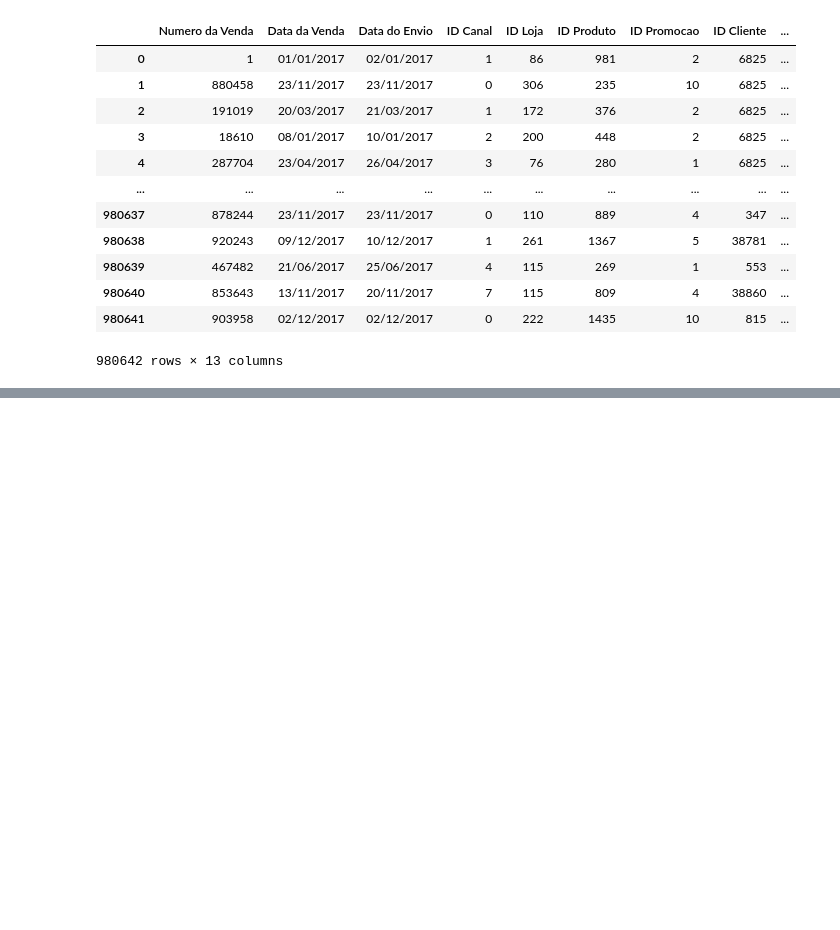
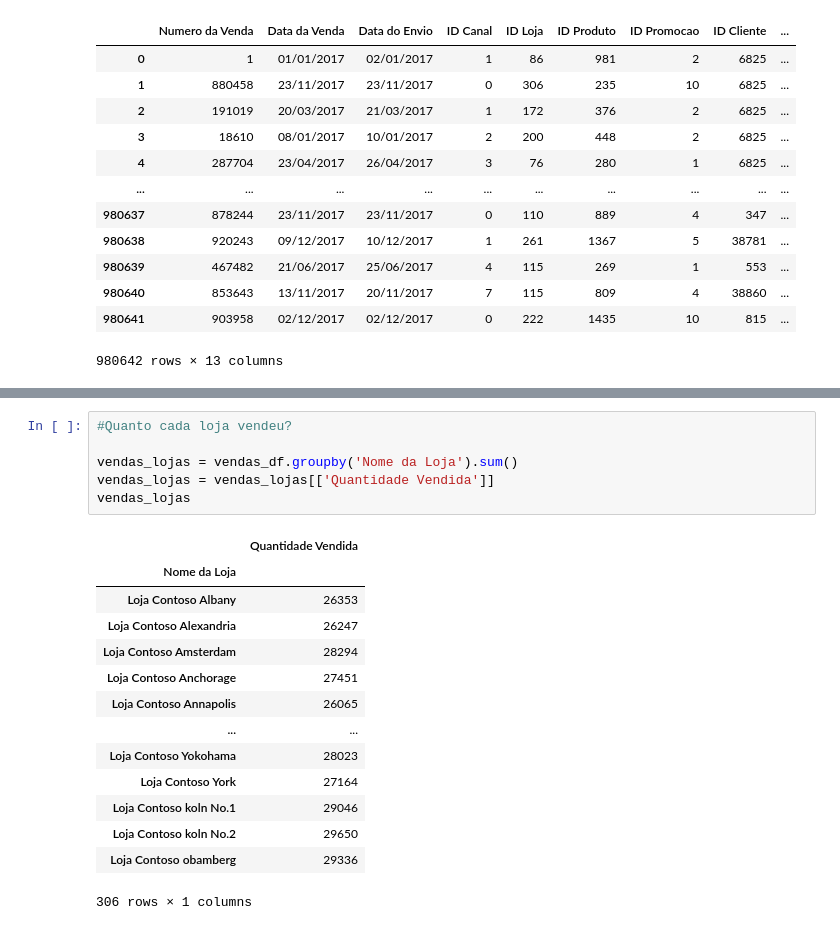
Before and after one commit to LeoDNascimento/DataAnalysis_Contoso-Store, a Jupyter notebook: main.ipynb, the cells around one changed output, grey strips where cells are left out. Drawn from its saved outputs; the diff is of its cells as text; blank space fills up the shorter version.

```diff
--- a/main.ipynb
+++ b/main.ipynb
@@ -62,0 +72,21 @@ vendas_df
+# %%
+#Quanto cada loja vendeu?
+
+vendas_lojas = vendas_df.groupby('Nome da Loja').sum()
+vendas_lojas = vendas_lojas[['Quantidade Vendida']]
+vendas_lojas
+# %% [output]
+|  | Quantidade Vendida |
+| Nome da Loja |  |
+| Loja Contoso Albany | 26353 |
+| Loja Contoso Alexandria | 26247 |
+| Loja Contoso Amsterdam | 28294 |
+| Loja Contoso Anchorage | 27451 |
+| Loja Contoso Annapolis | 26065 |
+| ... | ... |
+| Loja Contoso Yokohama | 28023 |
+| Loja Contoso York | 27164 |
+| Loja Contoso koln No.1 | 29046 |
+| Loja Contoso koln No.2 | 29650 |
+| Loja Contoso obamberg | 29336 |
+306 rows × 1 columns
```
Also changed, not shown: parts of 6 cells of this notebook.
